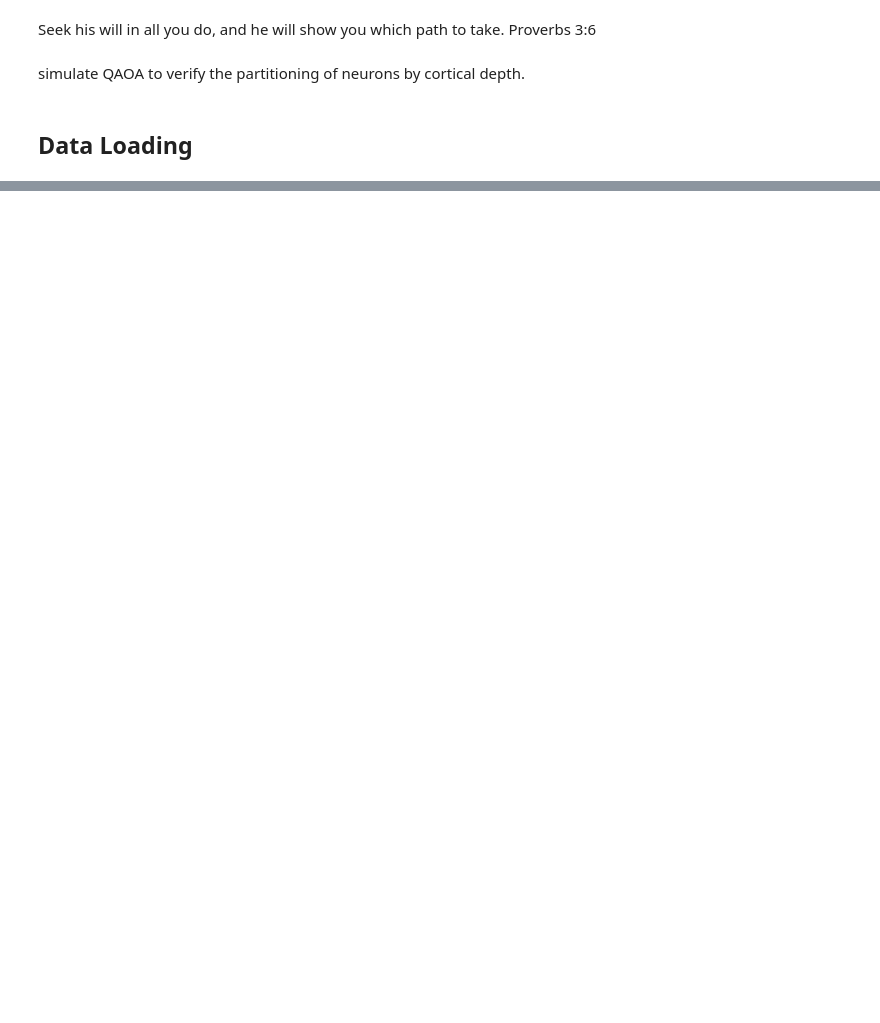
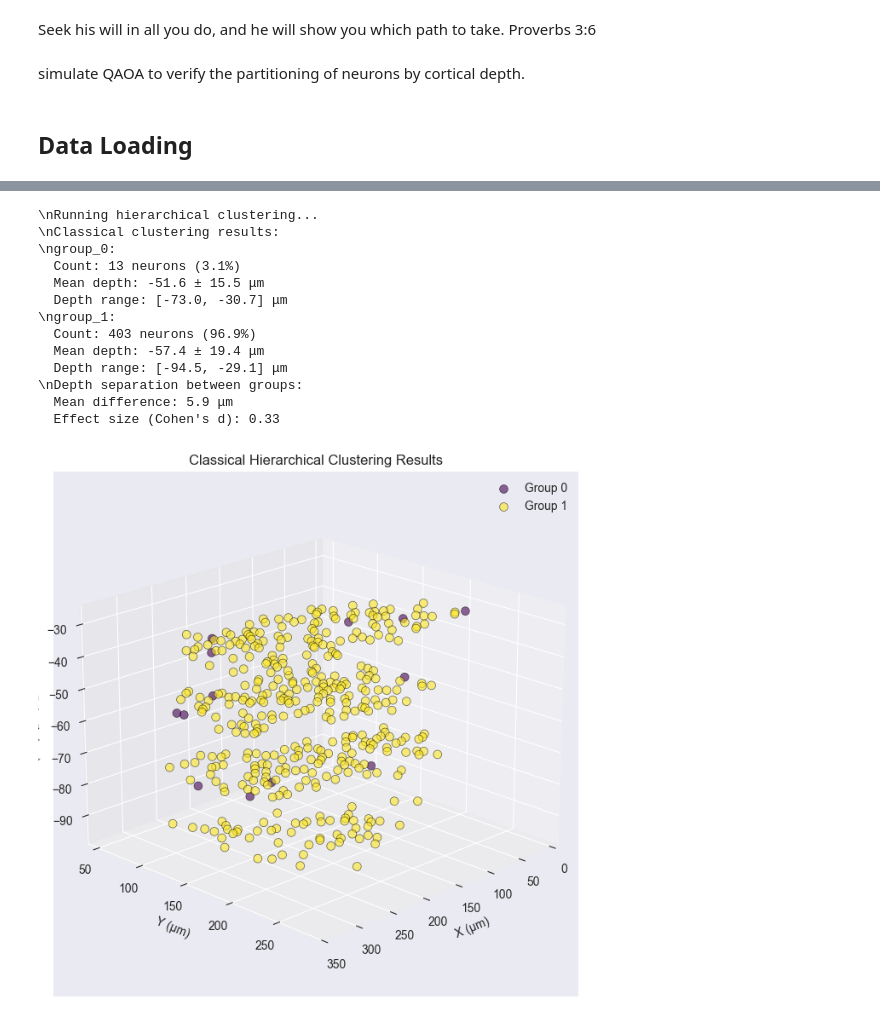
Before and after one commit to soloc-church/neuro, a Jupyter notebook: notebooks/simul/02_cortical_qiskit_simul.ipynb, the cells around one changed output, grey strips where cells are left out. Saved outputs shown, nothing was run; the diff lists cells and outputs as text; code cells hidden in the pictures; blank space fills up the shorter version.

```diff
--- a/notebooks/simul/02_cortical_qiskit_simul.ipynb
+++ b/notebooks/simul/02_cortical_qiskit_simul.ipynb
@@ -47,0 +136,3 @@ from src import features
+# %%
+OUTPUT_DIR = Path('../../data/derived/qaoa_act1')
+OUTPUT_DIR.mkdir(parents=True, exist_ok=True)
@@ -47,0 +305,50 @@ from src import features
+# %%
+print("\\nRunning hierarchical clustering...")
+labels_classical = classical_partition(corr_matrix)
+
+# Analyze depth statistics
+stats_classical = depth_stats(labels_classical, coords_z)
+
+print("\\nClassical clustering results:")
+for group_name, stats in stats_classical.items():
+    if group_name.startswith('group_'):
+        print(f"\\n{group_name}:")
+        print(f"  Count: {stats['count']} neurons ({stats['fraction']:.1%})")
+        print(f"  Mean depth: {stats['mean_depth']:.1f} ± {stats['std_depth']:.1f} μm")
+        print(f"  Depth range: [{stats['min_depth']:.1f}, {stats['max_depth']:.1f}] μm")
+
+if 'separation' in stats_classical:
+    print(f"\\nDepth separation between groups:")
+    print(f"  Mean difference: {stats_classical['separation']['mean_difference']:.1f} μm")
+    print(f"  Effect size (Cohen's d): {stats_classical['separation']['effect_size']:.2f}")
+
+# Visualize classical results
+fig = plot_depth_scatter(
+    coords_3d, labels_classical,
+    title="Classical Hierarchical Clustering Results",
+    save_path=OUTPUT_DIR / 'classical_partition_3d.png'
+)
+plt.show()
+
+# Plot ordered correlation matrix
+fig = plot_correlation_matrix(
+    corr_matrix, labels=labels_classical,
+    title="Correlation Matrix Ordered by Classical Clusters",
+    save_path=OUTPUT_DIR / 'correlation_matrix_classical_ordered.png'
+)
+plt.show()
+# %% [output]
+\nRunning hierarchical clustering...
+\nClassical clustering results:
+\ngroup_0:
+  Count: 13 neurons (3.1%)
+  Mean depth: -51.6 ± 15.5 μm
+  Depth range: [-73.0, -30.7] μm
+\ngroup_1:
+  Count: 403 neurons (96.9%)
+  Mean depth: -57.4 ± 19.4 μm
+  Depth range: [-94.5, -29.1] μm
+\nDepth separation between groups:
+  Mean difference: 5.9 μm
+  Effect size (Cohen's d): 0.33
+[figure, added]
```
Also changed, not shown: parts of 9 cells of this notebook, 22 other files.
